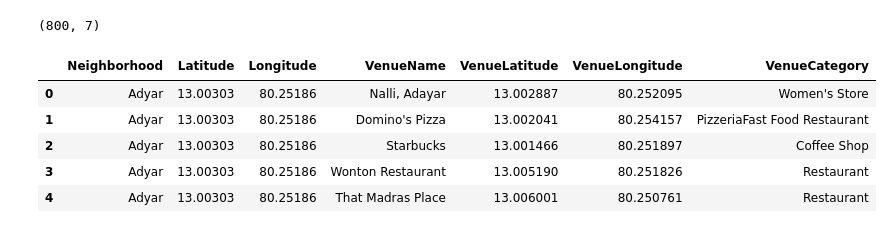
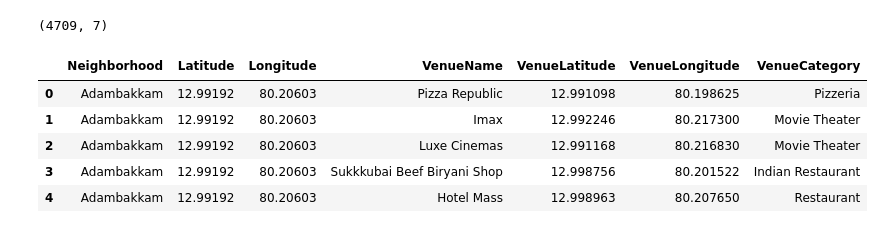
Before and after one commit to 2211Jarl/thebusinessmap, a Jupyter notebook: TheBusinessMap.ipynb, the cells around one changed output. Cells and saved outputs as stored; diff of their text form; code cells hidden in the pictures.

```diff
--- a/TheBusinessMap.ipynb
+++ b/TheBusinessMap.ipynb
@@ -107,40 +197,41 @@ radius = 2000
 LIMIT = 50
 
 URL= "https://api.foursquare.com/v3/places/search?ll={},{}&radius={}&limit={}"
 headers = {
       "Accept": "application/json",
-      "Authorization": "key"
+      "Authorization": "xxxx" #key is kept a secret
     }
 
 df_list=[]
 
 for lat, lng, neighborhood in zip(kl_df['Latitude'], kl_df['Longitude'], kl_df['Neighborhood']):
       url = URL.format(lat, lng, radius, LIMIT)
       results = requests.request("GET", url, headers=headers).json()
+      #print(results)
 
       for each_result in results['results']: # filter the result based on JSON identification
             result={}
             result['Neighborhood']=neighborhood
             result['Neighborhood Latitude']=lat
             result['Neighborhood Longitude']=lng
             result['Name']=each_result['name']
             result['Venue Latitude']=each_result['geocodes']['main']['latitude']
             result['Venue Longitude']=each_result['geocodes']['main']['longitude']
             result['Category_Names']=list2string([each_name['name'] for each_name in each_result['categories']])
             df_list.append(result.copy())
 
 venues_df=pd.DataFrame(df_list) # return dataframe
 venues_df.columns=['Neighborhood', 'Latitude', 'Longitude', 'VenueName', 'VenueLatitude', 'VenueLongitude','VenueCategory']
 print(venues_df.shape)
 venues_df.head()
 # %% [output]
-(800, 7)
+(4709, 7)
 |  | Neighborhood | Latitude | Longitude | VenueName | VenueLatitude | VenueLongitude | VenueCategory |
-| 0 | Adyar | 13.00303 | 80.25186 | Nalli, Adayar | 13.002887 | 80.252095 | Women's Store |
-| 1 | Adyar | 13.00303 | 80.25186 | Domino's Pizza | 13.002041 | 80.254157 | PizzeriaFast Food Restaurant |
-| 2 | Adyar | 13.00303 | 80.25186 | Starbucks | 13.001466 | 80.251897 | Coffee Shop |
-| 3 | Adyar | 13.00303 | 80.25186 | Wonton Restaurant | 13.005190 | 80.251826 | Restaurant |
-| 4 | Adyar | 13.00303 | 80.25186 | That Madras Place | 13.006001 | 80.250761 | Restaurant |
+| 0 | Adambakkam | 12.99192 | 80.20603 | Pizza Republic | 12.991098 | 80.198625 | Pizzeria |
+| 1 | Adambakkam | 12.99192 | 80.20603 | Imax | 12.992246 | 80.217300 | Movie Theater |
+| 2 | Adambakkam | 12.99192 | 80.20603 | Luxe Cinemas | 12.991168 | 80.216830 | Movie Theater |
+| 3 | Adambakkam | 12.99192 | 80.20603 | Sukkkubai Beef Biryani Shop | 12.998756 | 80.201522 | Indian Restaurant |
+| 4 | Adambakkam | 12.99192 | 80.20603 | Hotel Mass | 12.998963 | 80.207650 | Restaurant |
 # %%
 venues_df.groupby(["Neighborhood"]).count()
 venues_df['VenueCategory'].unique()
```
Also changed, not shown: parts of 30 cells of this notebook.
